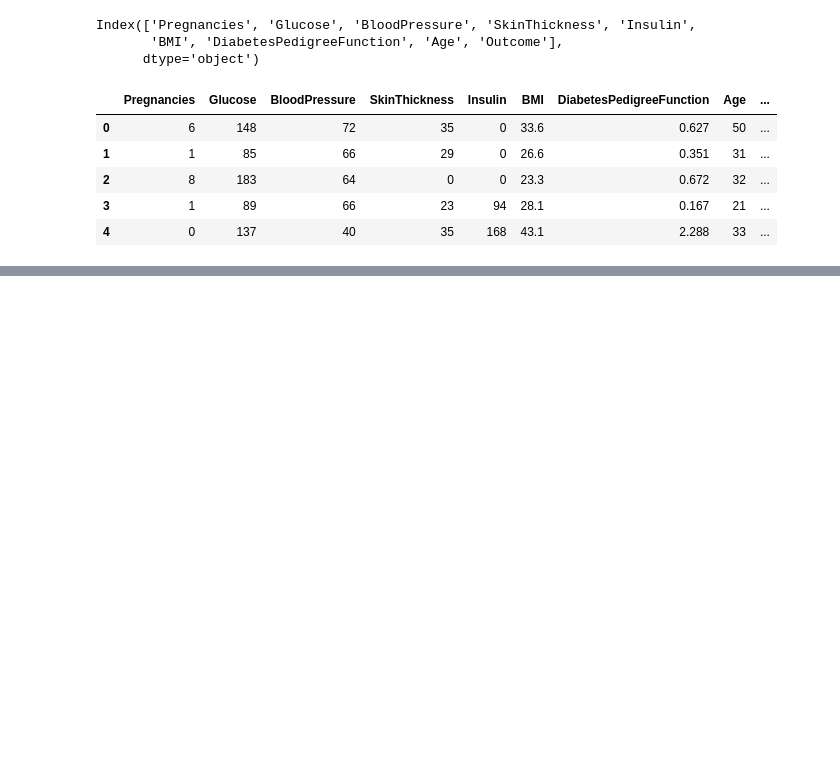
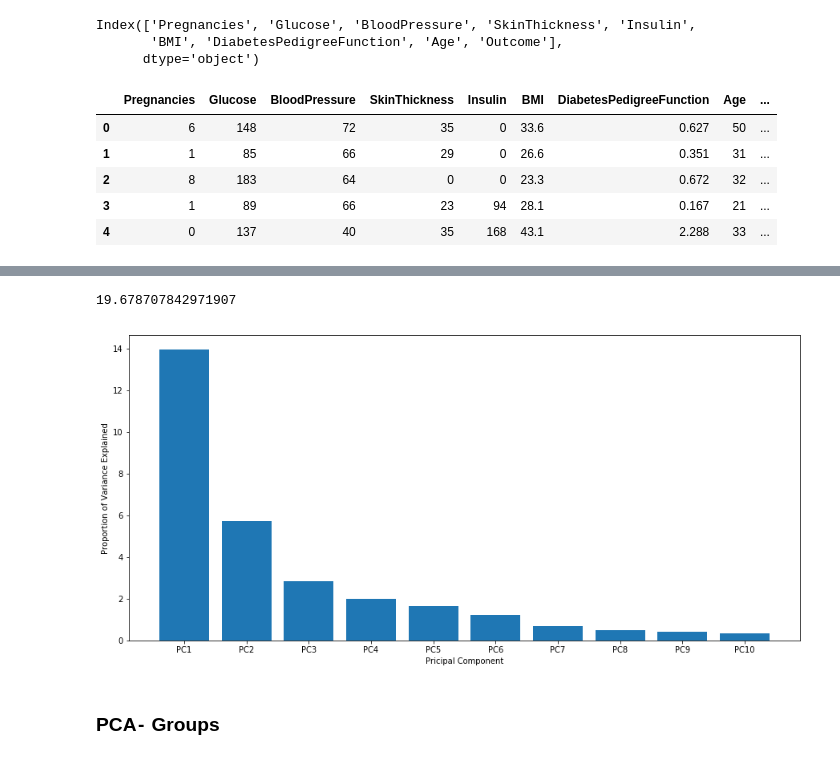
Before and after one commit to conorosully/medium-articles, a Jupyter notebook: src/pca_visualisation.ipynb, the cells around one changed output, grey strips where cells are left out. Drawn from its saved outputs; the diff is of its cells as text; code cells hidden in the pictures; blank space fills up the shorter version.

```diff
--- a/src/pca_visualisation.ipynb
+++ b/src/pca_visualisation.ipynb
@@ -112,0 +174,16 @@ Text(0, 0.5, 'PC2')
+# %%
+plt.figure(figsize=(15,7))
+
+var = pca.explained_variance_[0:10]
+labels = ['PC1','PC2','PC3','PC4','PC5','PC6','PC7','PC8','PC9','PC10',]
+
+plt.bar(labels,var,)
+plt.xlabel('Pricipal Component')
+plt.ylabel('Proportion of Variance Explained')
+
+print(var[0]+ var[1])
+# %% [output]
+19.678707842971907
+[figure, added]
+# %% [markdown]
+### PCA -  Groups
```
Also changed, not shown: parts of 16 cells of this notebook.
